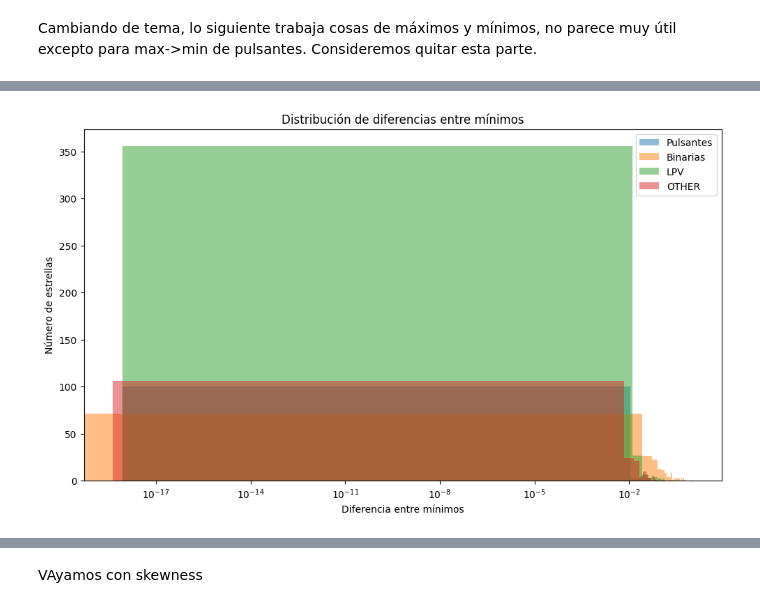
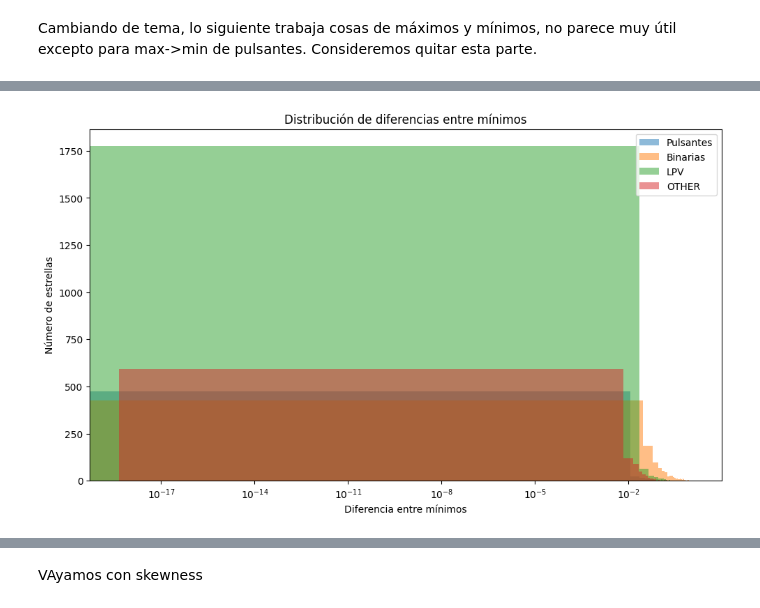
Before and after one commit to Brunelleschk1/Personal-projects, a Jupyter notebook: Proyectos de Astronomía/Laboratorio Final/ehhhh.ipynb, the cells around one changed output, grey strips where cells are left out. Cells and saved outputs as stored; diff of their text form; code cells hidden in the pictures.

```diff
--- a/Proyectos de Astronomía/Laboratorio Final/ehhhh.ipynb
+++ b/Proyectos de Astronomía/Laboratorio Final/ehhhh.ipynb
@@ -229,10 +225,7 @@ plt.show()
 # %% [markdown]
 Empezar a correr desde acá cuando ya se ha hecho más de una vez, o correr desde el principio.
 # %%
-# Separación reproducible
-df_train, df_classify = train_test_split(df,train_size=1000,random_state=42,shuffle=True)
-
-# Reiniciar índices
+df_train, df_classify = train_test_split(df,train_size=5000,random_state=42,shuffle=True)
 df_train = df_train.reset_index(drop=True)
 df_classify = df_classify.reset_index(drop=True)
 
@@ -1111,48 +621,17 @@ plt.show()
 # %%
 plt.figure(figsize=(10,6))
-
-plt.hist(
-    feat_puls["Mean_Minima_Diff"].dropna(),
-    bins=40,
-    alpha=0.5,
-    label="Pulsantes"
-)
-
-plt.hist(
-    feat_bin["Mean_Minima_Diff"].dropna(),
-    bins=40,
-    alpha=0.5,
-    label="Binarias"
-)
-
-plt.hist(
-    feat_lpv["Mean_Minima_Diff"].dropna(),
-    bins=40,
-    alpha=0.5,
-    label="LPV"
-)
-
-plt.hist(
-    feat_other["Mean_Minima_Diff"].dropna(),
-    bins=40,
-    alpha=0.5,
-    label="OTHER"
-)
-
+plt.hist(feat_puls["Mean_Minima_Diff"].dropna(),bins=40,alpha=0.5,label="Pulsantes")
+plt.hist(feat_bin["Mean_Minima_Diff"].dropna(),bins=40,alpha=0.5,label="Binarias")
+plt.hist(feat_lpv["Mean_Minima_Diff"].dropna(),bins=40,alpha=0.5,label="LPV")
+plt.hist(feat_other["Mean_Minima_Diff"].dropna(),bins=40,alpha=0.5,label="OTHER")
 plt.xlabel("Diferencia entre mínimos")
-
 plt.ylabel("Número de estrellas")
-
-plt.title(
-    "Distribución de diferencias entre mínimos"
-)
-
+plt.title("Distribución de diferencias entre mínimos")
 plt.legend()
-
 plt.tight_layout()
 plt.xscale("log")
 plt.show()
 # %% [output]
-[figure, old version]
+[figure, new version]
 # %%
 plt.figure(figsize=(10,6))
```
Also changed, not shown: parts of 79 cells of this notebook, 15 other files.
